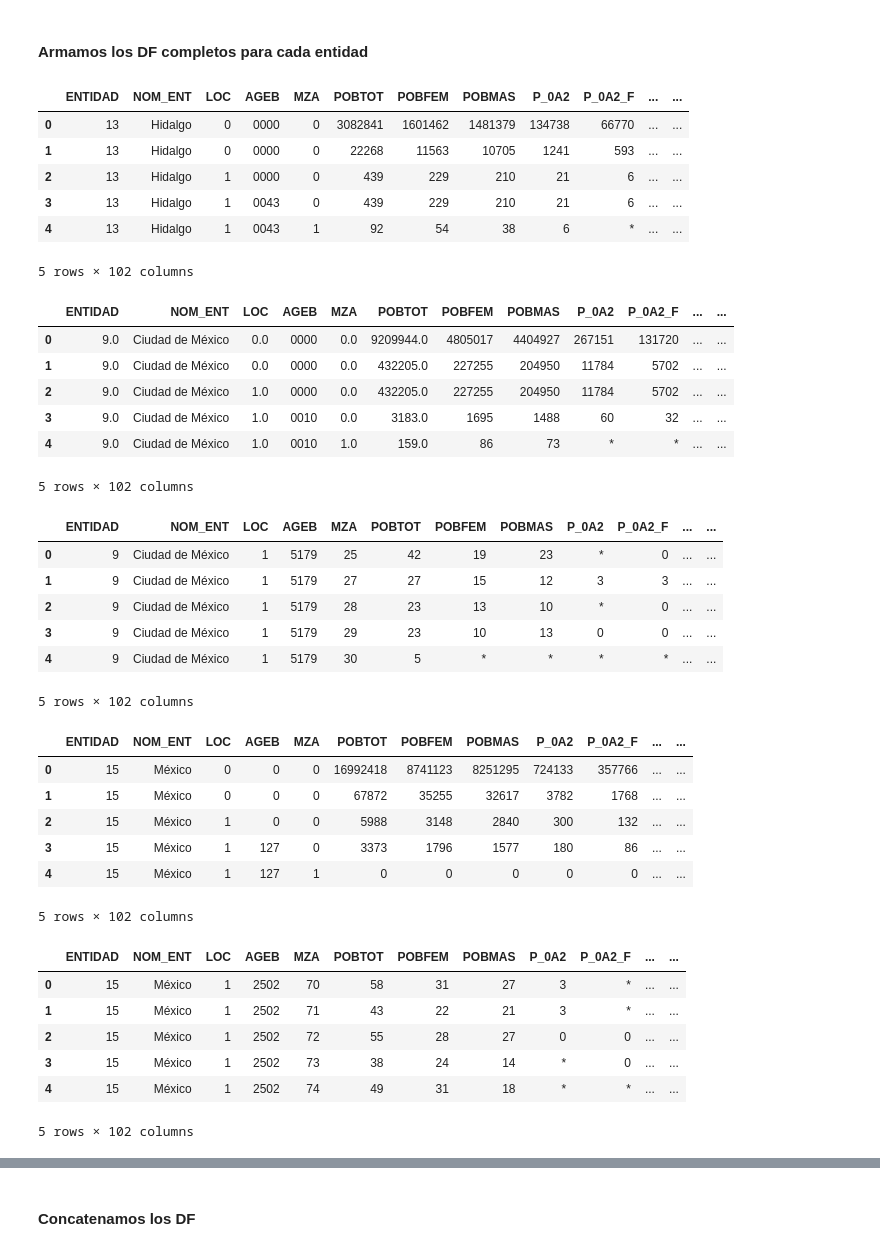
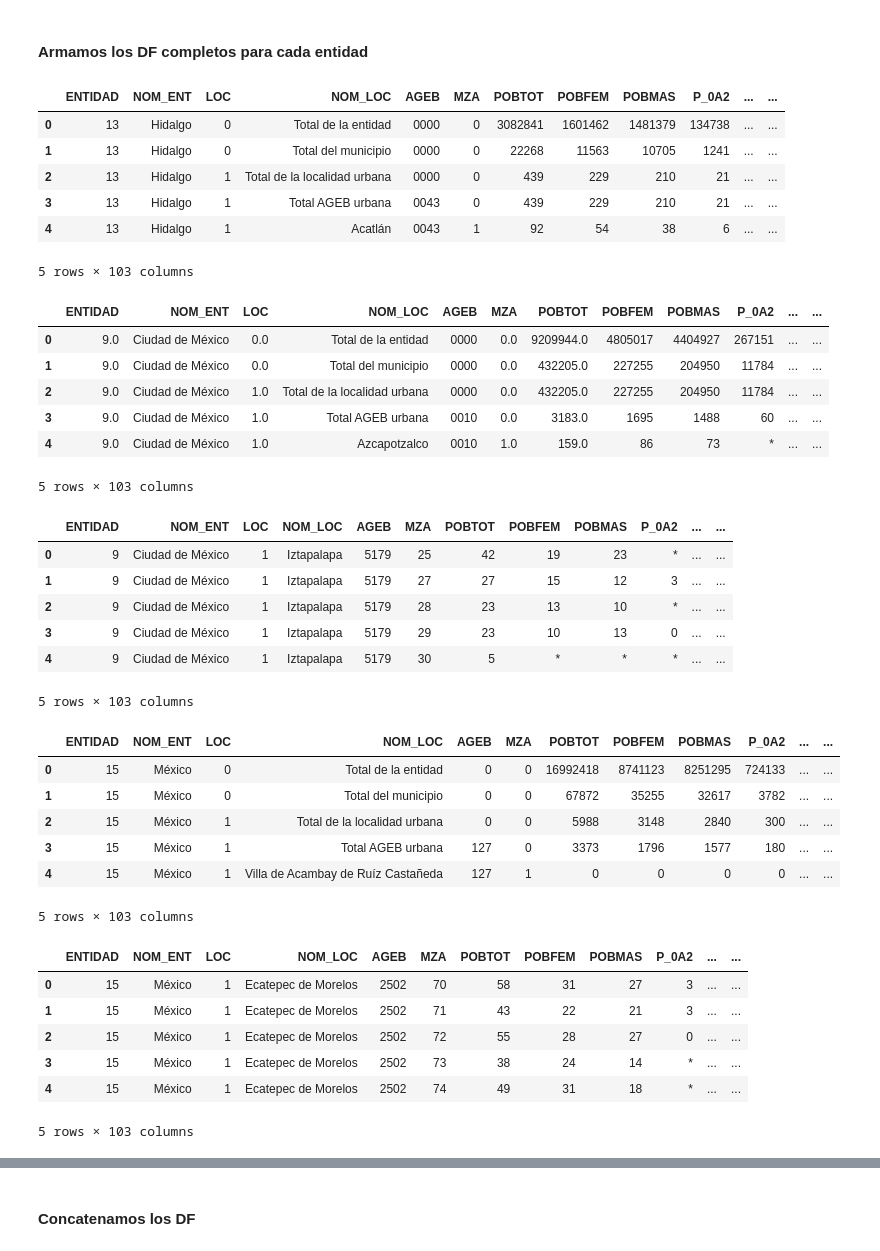
Before and after one commit to LH-1169213/IslasDeCalor, a Jupyter notebook: EDA_SCITEL_INEGI_Avance_2.ipynb, the cells around one changed output, grey strips where cells are left out. Saved outputs shown, nothing was run; the diff lists cells and outputs as text; code cells hidden in the pictures.

```diff
--- a/EDA_SCITEL_INEGI_Avance_2.ipynb
+++ b/EDA_SCITEL_INEGI_Avance_2.ipynb
@@ -813,7 +813,7 @@ import seaborn as sns
 # Leemos los datos por Estado
 # Hidalgo
 df_hidalgo = pd.read_csv("https://raw.githubusercontent.com/LH-1169213/IslasDeCalor/refs/heads/main/Hidalgo.csv",
-                usecols=['NOM_ENT','ENTIDAD',  'LOC', 'AGEB', 'MZA', 'POBTOT', 'POBFEM', 'POBMAS',
+                usecols=['NOM_LOC','NOM_ENT','ENTIDAD',  'LOC', 'AGEB', 'MZA', 'POBTOT', 'POBFEM', 'POBMAS',
            'P_60YMAS', 'P_60YMAS_F', 'P_60YMAS_M', 'POB65_MAS', 'P3HLINHE', 'P3HLINHE_F', 'P3HLINHE_M', 'PHOG_IND',
            'PCON_DISC', 'PCDISC_MOT', 'PCDISC_VIS', 'PCDISC_LENG', 'PCDISC_AUD', 'PCDISC_MOT2', 'PCDISC_MEN',
            'PCON_LIMI', 'PCLIM_CSB', 'PCLIM_VIS', 'PCLIM_HACO', 'PCLIM_OAUD', 'PCLIM_MOT2', 'PCLIM_RE_CO',
@@ -828,18 +828,18 @@ df_hidalgo = pd.read_csv("https://raw.githubusercontent.com/LH-1169213/IslasDeCa
           'VPH_SINRTV', 'VPH_SINLTC', 'VPH_SINCINT', 'VPH_SINTIC', 'P_0A2', 'P_0A2_F', 'P_0A2_M', 'P_3A5', 'P_3A5_F', 'P_3A5_M'])
 df_hidalgo.head()
 # %% [output]
-|  | ENTIDAD | NOM_ENT | LOC | AGEB | MZA | POBTOT | POBFEM | POBMAS | P_0A2 | P_0A2_F | ... | ... |
-| 0 | 13 | Hidalgo | 0 | 0000 | 0 | 3082841 | 1601462 | 1481379 | 134738 | 66770 | ... | ... |
-| 1 | 13 | Hidalgo | 0 | 0000 | 0 | 22268 | 11563 | 10705 | 1241 | 593 | ... | ... |
-| 2 | 13 | Hidalgo | 1 | 0000 | 0 | 439 | 229 | 210 | 21 | 6 | ... | ... |
-| 3 | 13 | Hidalgo | 1 | 0043 | 0 | 439 | 229 | 210 | 21 | 6 | ... | ... |
-| 4 | 13 | Hidalgo | 1 | 0043 | 1 | 92 | 54 | 38 | 6 | * | ... | ... |
+|  | ENTIDAD | NOM_ENT | LOC | NOM_LOC | AGEB | MZA | POBTOT | POBFEM | POBMAS | P_0A2 | ... | ... |
+| 0 | 13 | Hidalgo | 0 | Total de la entidad | 0000 | 0 | 3082841 | 1601462 | 1481379 | 134738 | ... | ... |
+| 1 | 13 | Hidalgo | 0 | Total del municipio | 0000 | 0 | 22268 | 11563 | 10705 | 1241 | ... | ... |
+| 2 | 13 | Hidalgo | 1 | Total de la localidad urbana | 0000 | 0 | 439 | 229 | 210 | 21 | ... | ... |
+| 3 | 13 | Hidalgo | 1 | Total AGEB urbana | 0043 | 0 | 439 | 229 | 210 | 21 | ... | ... |
+| 4 | 13 | Hidalgo | 1 | Acatlán | 0043 | 1 | 92 | 54 | 38 | 6 | ... | ... |
-5 rows × 102 columns
+5 rows × 103 columns
 # %%
 # Leemos los datos por Estado
 # CDMX 1
 df_cdmx1 = pd.read_csv("https://raw.githubusercontent.com/LH-1169213/IslasDeCalor/refs/heads/main/CDMX.csv",
-                usecols=['NOM_ENT','ENTIDAD',  'LOC', 'AGEB', 'MZA', 'POBTOT', 'POBFEM', 'POBMAS',
+                usecols=['NOM_LOC','NOM_ENT','ENTIDAD',  'LOC', 'AGEB', 'MZA', 'POBTOT', 'POBFEM', 'POBMAS',
            'P_60YMAS', 'P_60YMAS_F', 'P_60YMAS_M', 'POB65_MAS', 'P3HLINHE', 'P3HLINHE_F', 'P3HLINHE_M', 'PHOG_IND',
            'PCON_DISC', 'PCDISC_MOT', 'PCDISC_VIS', 'PCDISC_LENG', 'PCDISC_AUD', 'PCDISC_MOT2', 'PCDISC_MEN',
            'PCON_LIMI', 'PCLIM_CSB', 'PCLIM_VIS', 'PCLIM_HACO', 'PCLIM_OAUD', 'PCLIM_MOT2', 'PCLIM_RE_CO',
@@ -854,18 +854,18 @@ df_cdmx1 = pd.read_csv("https://raw.githubusercontent.com/LH-1169213/IslasDeCalo
           'VPH_SINRTV', 'VPH_SINLTC', 'VPH_SINCINT', 'VPH_SINTIC','P_0A2', 'P_0A2_F', 'P_0A2_M', 'P_3A5', 'P_3A5_F', 'P_3A5_M'])
 df_cdmx1.head()
 # %% [output]
-|  | ENTIDAD | NOM_ENT | LOC | AGEB | MZA | POBTOT | POBFEM | POBMAS | P_0A2 | P_0A2_F | ... | ... |
-| 0 | 9.0 | Ciudad de México | 0.0 | 0000 | 0.0 | 9209944.0 | 4805017 | 4404927 | 267151 | 131720 | ... | ... |
-| 1 | 9.0 | Ciudad de México | 0.0 | 0000 | 0.0 | 432205.0 | 227255 | 204950 | 11784 | 5702 | ... | ... |
-| 2 | 9.0 | Ciudad de México | 1.0 | 0000 | 0.0 | 432205.0 | 227255 | 204950 | 11784 | 5702 | ... | ... |
-| 3 | 9.0 | Ciudad de México | 1.0 | 0010 | 0.0 | 3183.0 | 1695 | 1488 | 60 | 32 | ... | ... |
-| 4 | 9.0 | Ciudad de México | 1.0 | 0010 | 1.0 | 159.0 | 86 | 73 | * | * | ... | ... |
+|  | ENTIDAD | NOM_ENT | LOC | NOM_LOC | AGEB | MZA | POBTOT | POBFEM | POBMAS | P_0A2 | ... | ... |
+| 0 | 9.0 | Ciudad de México | 0.0 | Total de la entidad | 0000 | 0.0 | 9209944.0 | 4805017 | 4404927 | 267151 | ... | ... |
+| 1 | 9.0 | Ciudad de México | 0.0 | Total del municipio | 0000 | 0.0 | 432205.0 | 227255 | 204950 | 11784 | ... | ... |
+| 2 | 9.0 | Ciudad de México | 1.0 | Total de la localidad urbana | 0000 | 0.0 | 432205.0 | 227255 | 204950 | 11784 | ... | ... |
+| 3 | 9.0 | Ciudad de México | 1.0 | Total AGEB urbana | 0010 | 0.0 | 3183.0 | 1695 | 1488 | 60 | ... | ... |
+| 4 | 9.0 | Ciudad de México | 1.0 | Azcapotzalco | 0010 | 1.0 | 159.0 | 86 | 73 | * | ... | ... |
-5 rows × 102 columns
+5 rows × 103 columns
 # %%
 # Leemos los datos por Estado
 # CDMX 2
 df_cdmx2 = pd.read_csv("https://raw.githubusercontent.com/LH-1169213/IslasDeCalor/refs/heads/main/CDMX2.csv",
-                usecols=['NOM_ENT','ENTIDAD',  'LOC', 'AGEB', 'MZA', 'POBTOT', 'POBFEM', 'POBMAS',
+                usecols=['NOM_LOC','NOM_ENT','ENTIDAD',  'LOC', 'AGEB', 'MZA', 'POBTOT', 'POBFEM', 'POBMAS',
            'P_60YMAS', 'P_60YMAS_F', 'P_60YMAS_M', 'POB65_MAS', 'P3HLINHE', 'P3HLINHE_F', 'P3HLINHE_M', 'PHOG_IND',
            'PCON_DISC', 'PCDISC_MOT', 'PCDISC_VIS', 'PCDISC_LENG', 'PCDISC_AUD', 'PCDISC_MOT2', 'PCDISC_MEN',
            'PCON_LIMI', 'PCLIM_CSB', 'PCLIM_VIS', 'PCLIM_HACO', 'PCLIM_OAUD', 'PCLIM_MOT2', 'PCLIM_RE_CO',
@@ -880,18 +880,18 @@ df_cdmx2 = pd.read_csv("https://raw.githubusercontent.com/LH-1169213/IslasDeCalo
           'VPH_SINRTV', 'VPH_SINLTC', 'VPH_SINCINT', 'VPH_SINTIC', 'P_0A2', 'P_0A2_F', 'P_0A2_M', 'P_3A5', 'P_3A5_F', 'P_3A5_M'])
 df_cdmx2.head()
 # %% [output]
-|  | ENTIDAD | NOM_ENT | LOC | AGEB | MZA | POBTOT | POBFEM | POBMAS | P_0A2 | P_0A2_F | ... | ... |
-| 0 | 9 | Ciudad de México | 1 | 5179 | 25 | 42 | 19 | 23 | * | 0 | ... | ... |
-| 1 | 9 | Ciudad de México | 1 | 5179 | 27 | 27 | 15 | 12 | 3 | 3 | ... | ... |
-| 2 | 9 | Ciudad de México | 1 | 5179 | 28 | 23 | 13 | 10 | * | 0 | ... | ... |
-| 3 | 9 | Ciudad de México | 1 | 5179 | 29 | 23 | 10 | 13 | 0 | 0 | ... | ... |
-| 4 | 9 | Ciudad de México | 1 | 5179 | 30 | 5 | * | * | * | * | ... | ... |
+|  | ENTIDAD | NOM_ENT | LOC | NOM_LOC | AGEB | MZA | POBTOT | POBFEM | POBMAS | P_0A2 | ... | ... |
+| 0 | 9 | Ciudad de México | 1 | Iztapalapa | 5179 | 25 | 42 | 19 | 23 | * | ... | ... |
+| 1 | 9 | Ciudad de México | 1 | Iztapalapa | 5179 | 27 | 27 | 15 | 12 | 3 | ... | ... |
+| 2 | 9 | Ciudad de México | 1 | Iztapalapa | 5179 | 28 | 23 | 13 | 10 | * | ... | ... |
+| 3 | 9 | Ciudad de México | 1 | Iztapalapa | 5179 | 29 | 23 | 10 | 13 | 0 | ... | ... |
+| 4 | 9 | Ciudad de México | 1 | Iztapalapa | 5179 | 30 | 5 | * | * | * | ... | ... |
-5 rows × 102 columns
+5 rows × 103 columns
 # %%
 # Leemos los datos por Estado
 # EdoMex 1
 df_edomex1 = pd.read_csv("https://raw.githubusercontent.com/LH-1169213/IslasDeCalor/refs/heads/main/MX.csv",
-                usecols=['NOM_ENT','ENTIDAD',  'LOC', 'AGEB', 'MZA', 'POBTOT', 'POBFEM', 'POBMAS',
+                usecols=['NOM_LOC','NOM_ENT','ENTIDAD',  'LOC', 'AGEB', 'MZA', 'POBTOT', 'POBFEM', 'POBMAS',
            'P_60YMAS', 'P_60YMAS_F', 'P_60YMAS_M', 'POB65_MAS', 'P3HLINHE', 'P3HLINHE_F', 'P3HLINHE_M', 'PHOG_IND',
            'PCON_DISC', 'PCDISC_MOT', 'PCDISC_VIS', 'PCDISC_LENG', 'PCDISC_AUD', 'PCDISC_MOT2', 'PCDISC_MEN',
            'PCON_LIMI', 'PCLIM_CSB', 'PCLIM_VIS', 'PCLIM_HACO', 'PCLIM_OAUD', 'PCLIM_MOT2', 'PCLIM_RE_CO',
@@ -906,39 +906,39 @@ df_edomex1 = pd.read_csv("https://raw.githubusercontent.com/LH-1169213/IslasDeCa
           'VPH_SINRTV', 'VPH_SINLTC', 'VPH_SINCINT', 'VPH_SINTIC', 'P_0A2', 'P_0A2_F', 'P_0A2_M', 'P_3A5', 'P_3A5_F', 'P_3A5_M'])
 df_edomex1.head()
 # %% [output]
-|  | ENTIDAD | NOM_ENT | LOC | AGEB | MZA | POBTOT | POBFEM | POBMAS | P_0A2 | P_0A2_F | ... | ... |
-| 0 | 15 | México | 0 | 0 | 0 | 16992418 | 8741123 | 8251295 | 724133 | 357766 | ... | ... |
-| 1 | 15 | México | 0 | 0 | 0 | 67872 | 35255 | 32617 | 3782 | 1768 | ... | ... |
-| 2 | 15 | México | 1 | 0 | 0 | 5988 | 3148 | 2840 | 300 | 132 | ... | ... |
-| 3 | 15 | México | 1 | 127 | 0 | 3373 | 1796 | 1577 | 180 | 86 | ... | ... |
-| 4 | 15 | México | 1 | 127 | 1 | 0 | 0 | 0 | 0 | 0 | ... | ... |
+|  | ENTIDAD | NOM_ENT | LOC | NOM_LOC | AGEB | MZA | POBTOT | POBFEM | POBMAS | P_0A2 | ... | ... |
+| 0 | 15 | México | 0 | Total de la entidad | 0 | 0 | 16992418 | 8741123 | 8251295 | 724133 | ... | ... |
+| 1 | 15 | México | 0 | Total del municipio | 0 | 0 | 67872 | 35255 | 32617 | 3782 | ... | ... |
+| 2 | 15 | México | 1 | Total de la localidad urbana | 0 | 0 | 5988 | 3148 | 2840 | 300 | ... | ... |
+| 3 | 15 | México | 1 | Total AGEB urbana | 127 | 0 | 3373 | 1796 | 1577 | 180 | ... | ... |
+| 4 | 15 | México | 1 | Villa de Acambay de Ruíz Castañeda | 127 | 1 | 0 | 0 | 0 | 0 | ... | ... |
-5 rows × 102 columns
+5 rows × 103 columns
 # %%
 # Leemos los datos por Estado
 # EdoMex 2
 df_edomex2 = pd.read_csv("https://raw.githubusercontent.com/LH-1169213/IslasDeCalor/refs/heads/main/MX2.csv",
-                usecols=['NOM_ENT','ENTIDAD',  'LOC', 'AGEB', 'MZA', 'POBTOT', 'POBFEM', 'POBMAS',
+                usecols=['NOM_LOC','NOM_ENT','ENTIDAD',  'LOC', 'AGEB', 'MZA', 'POBTOT', 'POBFEM', 'POBMAS',
            'P_60YMAS', 'P_60YMAS_F', 'P_60YMAS_M', 'POB65_MAS', 'P3HLINHE', 'P3HLINHE_F', 'P3HLINHE_M', 'PHOG_IND',
            'PCON_DISC', 'PCDISC_MOT', 'PCDISC_VIS', 'PCDISC_LENG', 'PCDISC_AUD', 'PCDISC_MOT2', 'PCDISC_MEN',
            'PCON_LIMI', 'PCLIM_CSB', 'PCLIM_VIS', 'PCLIM_HACO', 'PCLIM_OAUD', 'PCLIM_MOT2', 'PCLIM_RE_CO',
           'PCLIM_PMEN', 'PSIND_LIM', 'P15YM_AN', 'P15YM_AN_F', 'P15YM_AN_M', 'P15YM_SE', 'P15YM_SE_F', 'P15YM_SE_M',
             'GRAPROES', 'GRAPROES_F', 'GRAPROES_M', 'PEA', 'PEA_F', 'PEA_M', 'PSINDER', 'PDER_SS', 'PDER_IMSS',
            'PDER_ISTE', 'PDER_ISTEE', 'PAFIL_PDOM', 'PDER_SEGP', 'PDER_IMSSB', 'PAFIL_IPRIV', 'PAFIL_OTRAI',
            'TOTHOG', 'POBHOG', 'VIVTOT', 'TVIVHAB', 'TVIVPAR', 'VIVPAR_HAB', 'TVIVPARHAB', 'VIVPAR_DES', 'OCUPVIVPAR',
            'PROM_OCUP', 'VPH_PISODT', 'VPH_PISOTI', 'VPH_C_ELEC', 'VPH_S_ELEC', 'VPH_AGUADV', 'VPH_AEASP',
           'VPH_AGUAFV', 'VPH_TINACO', 'VPH_CISTER', 'VPH_EXCSA', 'VPH_LETR', 'VPH_DRENAJ', 'VPH_NODREN',
           'VPH_C_SERV', 'VPH_NDEAED', 'VPH_DSADMA', 'VPH_NDACMM', 'VPH_SNBIEN', 'VPH_REFRI', 'VPH_AUTOM',
            'VPH_MOTO', 'VPH_BICI', 'VPH_RADIO', 'VPH_TV', 'VPH_PC', 'VPH_TELEF', 'VPH_CEL', 'VPH_INTER',
           'VPH_SINRTV', 'VPH_SINLTC', 'VPH_SINCINT', 'VPH_SINTIC', 'P_0A2', 'P_0A2_F', 'P_0A2_M', 'P_3A5', 'P_3A5_F', 'P_3A5_M'])
 df_edomex2.head()
 # %% [output]
-|  | ENTIDAD | NOM_ENT | LOC | AGEB | MZA | POBTOT | POBFEM | POBMAS | P_0A2 | P_0A2_F | ... | ... |
-| 0 | 15 | México | 1 | 2502 | 70 | 58 | 31 | 27 | 3 | * | ... | ... |
-| 1 | 15 | México | 1 | 2502 | 71 | 43 | 22 | 21 | 3 | * | ... | ... |
-| 2 | 15 | México | 1 | 2502 | 72 | 55 | 28 | 27 | 0 | 0 | ... | ... |
-| 3 | 15 | México | 1 | 2502 | 73 | 38 | 24 | 14 | * | 0 | ... | ... |
-| 4 | 15 | México | 1 | 2502 | 74 | 49 | 31 | 18 | * | * | ... | ... |
+|  | ENTIDAD | NOM_ENT | LOC | NOM_LOC | AGEB | MZA | POBTOT | POBFEM | POBMAS | P_0A2 | ... | ... |
+| 0 | 15 | México | 1 | Ecatepec de Morelos | 2502 | 70 | 58 | 31 | 27 | 3 | ... | ... |
+| 1 | 15 | México | 1 | Ecatepec de Morelos | 2502 | 71 | 43 | 22 | 21 | 3 | ... | ... |
+| 2 | 15 | México | 1 | Ecatepec de Morelos | 2502 | 72 | 55 | 28 | 27 | 0 | ... | ... |
+| 3 | 15 | México | 1 | Ecatepec de Morelos | 2502 | 73 | 38 | 24 | 14 | * | ... | ... |
+| 4 | 15 | México | 1 | Ecatepec de Morelos | 2502 | 74 | 49 | 31 | 18 | * | ... | ... |
-5 rows × 102 columns
+5 rows × 103 columns
 # %%
 # Leemos los datos por Estado
 # EdoMex 3
```
Also changed, not shown: parts of 48 cells of this notebook.
